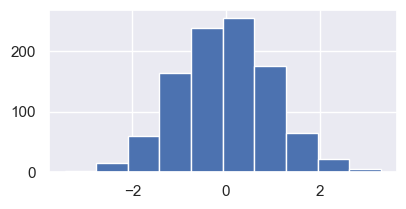
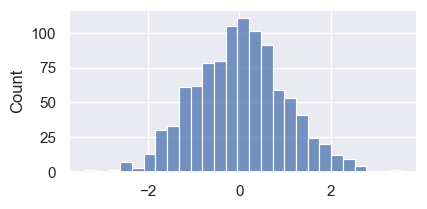
The notebook cell's code change between the first figure and the second:
--- before
+++ after
@@ -1,3 +1,3 @@
 x = np.random.normal(size=1000)
 plt.figure(figsize=(4, 2))
-plt.hist(x)
+sns.histplot(x)

Commit: file part